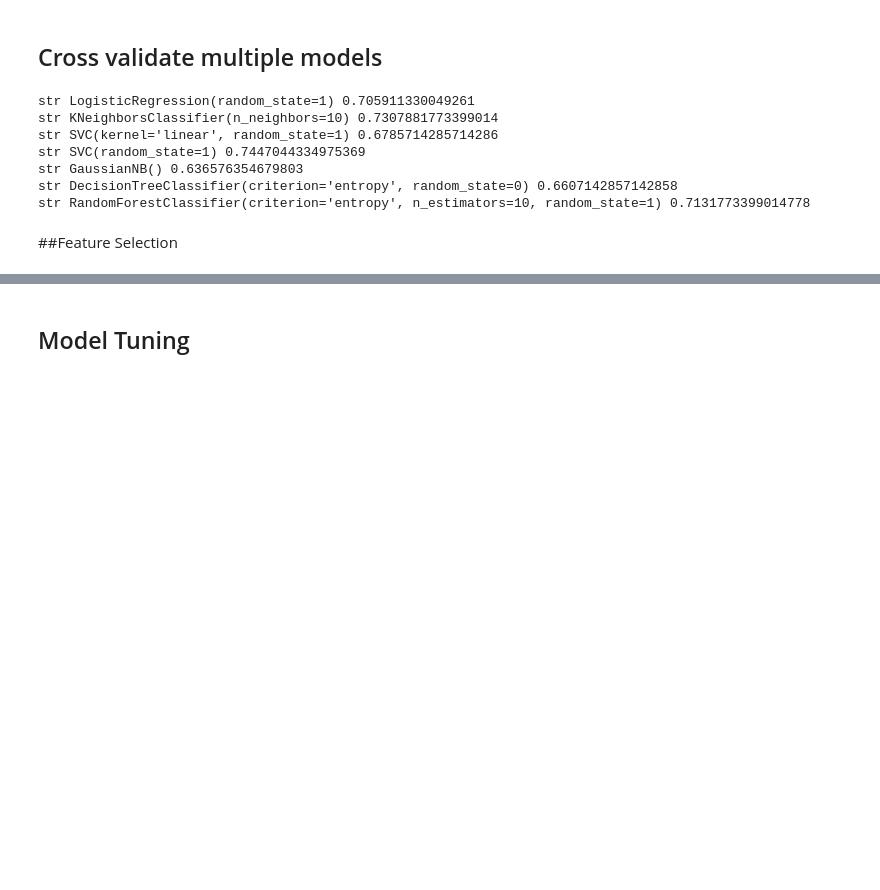
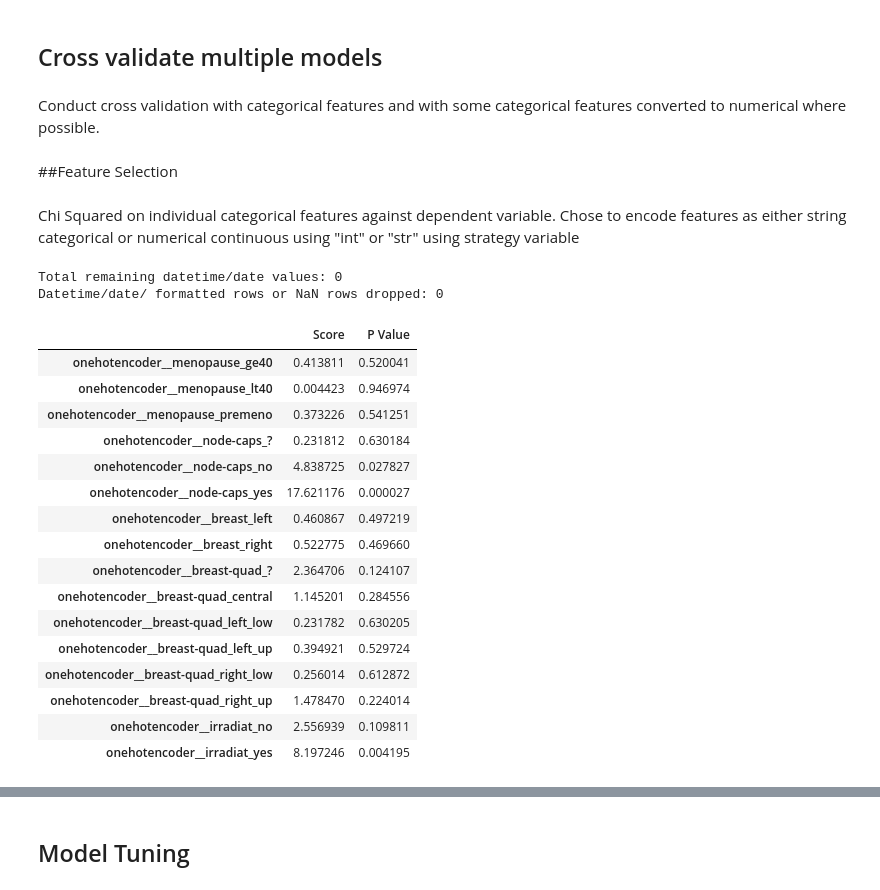
Before and after one commit to skadoosh12/JHub, a Jupyter notebook: Module 4/Task_template.ipynb, the cells around one changed output, grey strips where cells are left out. Cells and saved outputs as stored; diff of their text form; code cells hidden in the pictures; blank space fills up the shorter version.

```diff
--- a/Module 4/Task_template.ipynb
+++ b/Module 4/Task_template.ipynb
@@ -590,26 +577,4 @@ Datetime/date/ formatted rows or NaN rows dropped: 0
 # %% [markdown]
 ## Cross validate multiple models
-# %%
-#loop through multiple models:
-
-#add additional comment
-
-model_list = [LogRe(random_state=1),
-              KNe(n_neighbors=10),
-              SVC(kernel = 'linear', random_state = 1),
-              SVC(kernel = 'rbf', random_state = 1),
-              GNB(),
-              DTC(criterion = 'entropy', random_state = 0),
-              RFC(n_estimators = 10, criterion = 'entropy', random_state = 1) ]
-
-for model in model_list:
-  my_model.cross_validate(model)
-  print(my_model.strategy, model, my_model.cvs.mean())
-# %% [output]
-str LogisticRegression(random_state=1) 0.705911330049261
-str KNeighborsClassifier(n_neighbors=10) 0.7307881773399014
-str SVC(kernel='linear', random_state=1) 0.6785714285714286
-str SVC(random_state=1) 0.7447044334975369
-str GaussianNB() 0.636576354679803
-str DecisionTreeClassifier(criterion='entropy', random_state=0) 0.6607142857142858
-str RandomForestClassifier(criterion='entropy', n_estimators=10, random_state=1) 0.7131773399014778
+# %% [markdown]
+Conduct cross validation with categorical features and with some categorical features converted to numerical where possible.
@@ -616,2 +592,42 @@ str RandomForestClassifier(criterion='entropy', n_estimators=10, random_state=1)
 # %% [markdown]
 ##Feature Selection
+# %% [markdown]
+Chi Squared on individual categorical features against dependent variable. Chose to encode features as either string categorical or numerical continuous using "int" or "str" using strategy variable
+# %%
+#reinitialise model
+my_model.setup(df_raw, str_dep_feat, lis_ind_feat_no_analyse, strategy = "int")
+
+#instantiate feature selector objact using chi squared
+cs = SelectKBest(score_func=chi2, k = "all")
+
+#remake column transformer
+ct_m = my_model.make_col_trans()
+
+#select the onehotencoding transformer only from ct_m
+ct = Ct(ct_m.transformers[0][1:3])
+
+#select the features only linked to the one hot encoding column transformer
+cs.fit(ct.fit_transform(my_model.df_x[ct.transformers[0][2]]), my_model.df_y)
+
+df_chi_res = pd.DataFrame({"Score": cs.scores_, "P Value": cs.pvalues_}, index=ct.get_feature_names_out())
+df_chi_res
+# %% [output]
+Total remaining datetime/date values: 0
+Datetime/date/ formatted rows or NaN rows dropped: 0
+|  | Score | P Value |
+| onehotencoder__menopause_ge40 | 0.413811 | 0.520041 |
+| onehotencoder__menopause_lt40 | 0.004423 | 0.946974 |
+| onehotencoder__menopause_premeno | 0.373226 | 0.541251 |
+| onehotencoder__node-caps_? | 0.231812 | 0.630184 |
+| onehotencoder__node-caps_no | 4.838725 | 0.027827 |
+| onehotencoder__node-caps_yes | 17.621176 | 0.000027 |
+| onehotencoder__breast_left | 0.460867 | 0.497219 |
+| onehotencoder__breast_right | 0.522775 | 0.469660 |
+| onehotencoder__breast-quad_? | 2.364706 | 0.124107 |
+| onehotencoder__breast-quad_central | 1.145201 | 0.284556 |
+| onehotencoder__breast-quad_left_low | 0.231782 | 0.630205 |
+| onehotencoder__breast-quad_left_up | 0.394921 | 0.529724 |
+| onehotencoder__breast-quad_right_low | 0.256014 | 0.612872 |
+| onehotencoder__breast-quad_right_up | 1.478470 | 0.224014 |
+| onehotencoder__irradiat_no | 2.556939 | 0.109811 |
+| onehotencoder__irradiat_yes | 8.197246 | 0.004195 |
```
Also changed, not shown: parts of 23 cells of this notebook, 1 other file.
